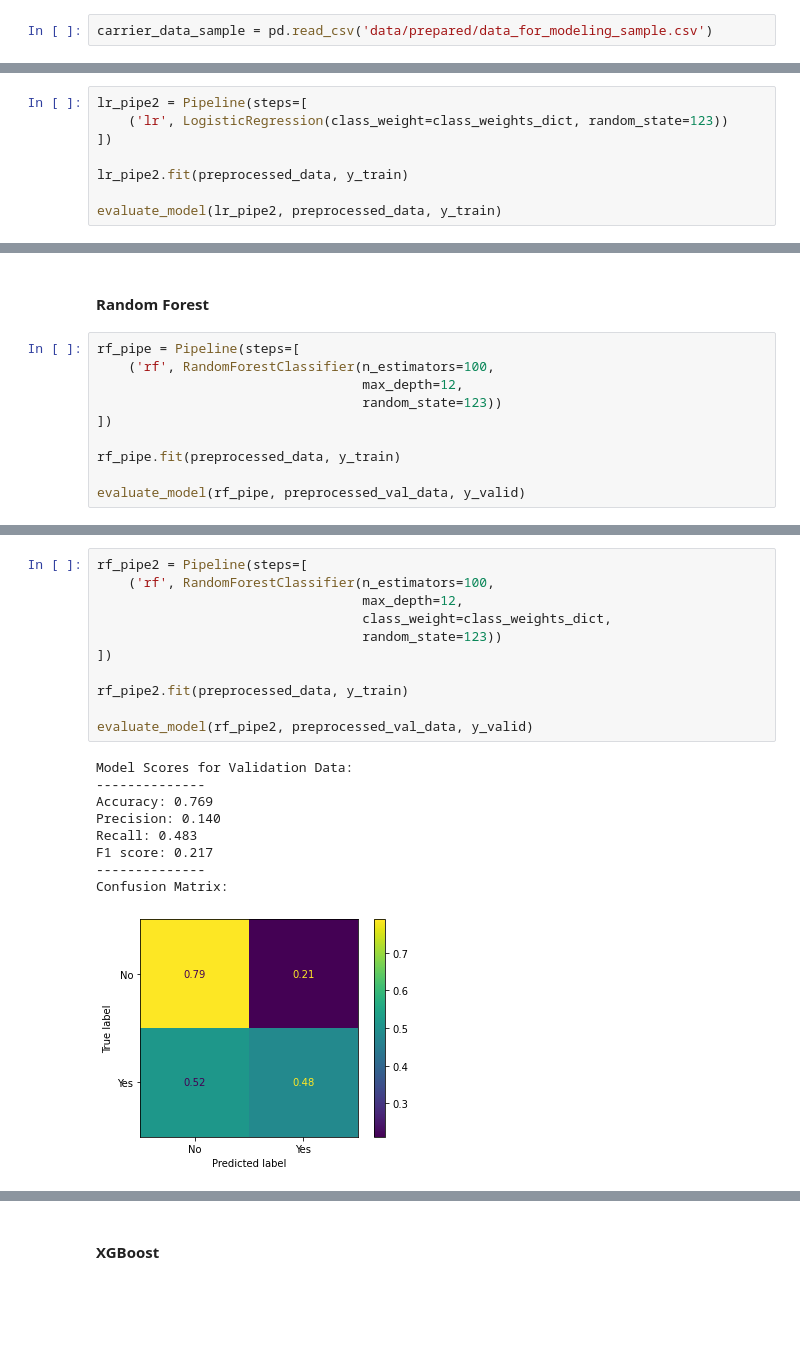
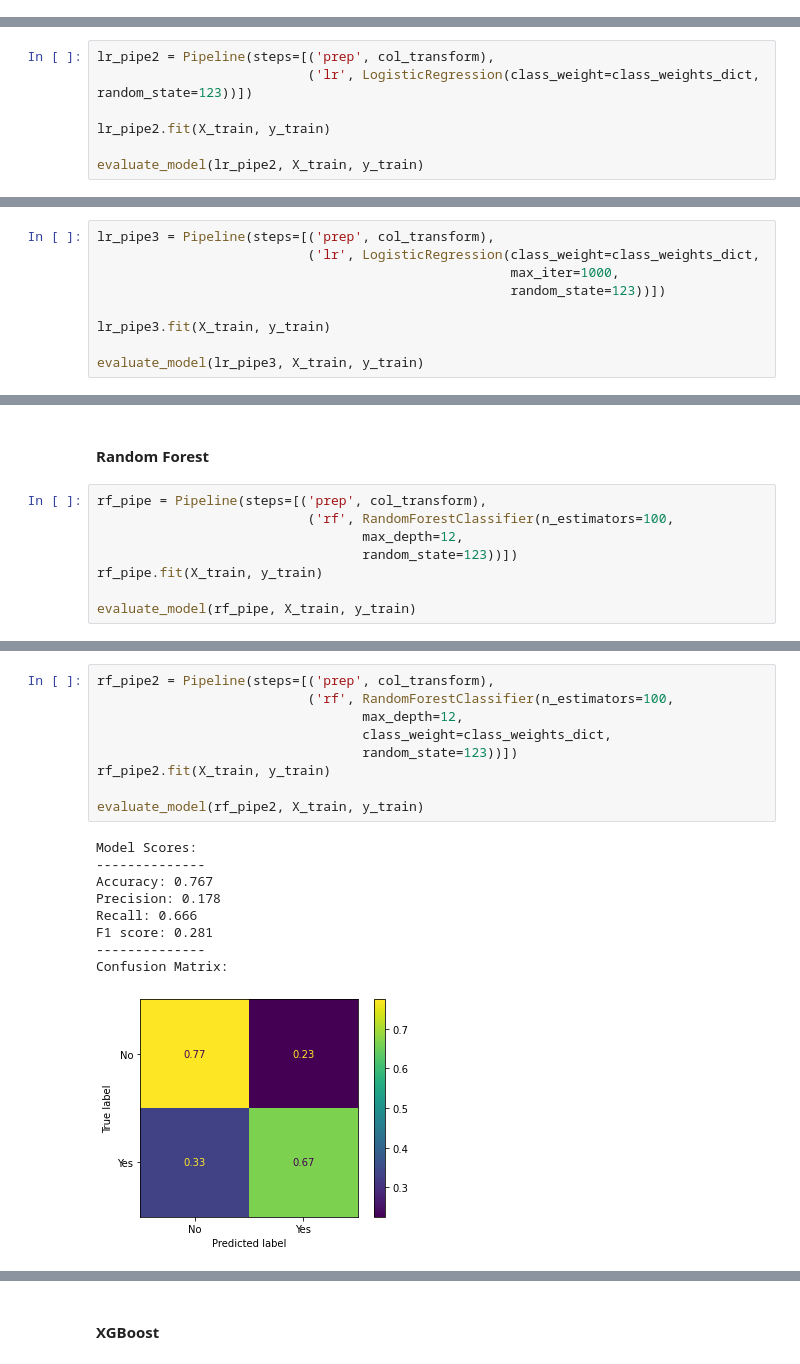
Before and after one commit to robertharrow/detecting-severe-flight-delays, a Jupyter notebook: 2. Modeling.ipynb, the cells around one changed output, grey strips where cells are left out. Cells and saved outputs as stored; diff of their text form; blank space fills up the shorter version.

```diff
--- a/2. Modeling.ipynb
+++ b/2. Modeling.ipynb
@@ -118,4 +118,2 @@ Name: target, dtype: int64
 carrier_data_sample = carrier_data.sample(frac=0.05, axis=0, random_state=123)
 carrier_data_sample.to_csv('data/prepared/data_for_modeling_sample.csv', index=False)
-# %%
-carrier_data_sample = pd.read_csv('data/prepared/data_for_modeling_sample.csv')
@@ -363,11 +274,10 @@ Confusion Matrix:
 # %%
-lr_pipe2 = Pipeline(steps=[
-    ('lr', LogisticRegression(class_weight=class_weights_dict, random_state=123))
-])
+lr_pipe2 = Pipeline(steps=[('prep', col_transform),
+                           ('lr', LogisticRegression(class_weight=class_weights_dict, random_state=123))])
 
-lr_pipe2.fit(preprocessed_data, y_train)
+lr_pipe2.fit(X_train, y_train)
 
-evaluate_model(lr_pipe2, preprocessed_data, y_train)
+evaluate_model(lr_pipe2, X_train, y_train)
 # %% [output]
 STOP: TOTAL NO. of ITERATIONS REACHED LIMIT.
 
@@ -387,0 +311,9 @@ Confusion Matrix:
+# %%
+lr_pipe3 = Pipeline(steps=[('prep', col_transform),
+                           ('lr', LogisticRegression(class_weight=class_weights_dict,
+                                                     max_iter=1000,
+                                                     random_state=123))])
+
+lr_pipe3.fit(X_train, y_train)
+
+evaluate_model(lr_pipe3, X_train, y_train)
@@ -388,13 +343,11 @@ Confusion Matrix:
 # %% [markdown]
 #### Random Forest
 # %%
-rf_pipe = Pipeline(steps=[
-    ('rf', RandomForestClassifier(n_estimators=100,
+rf_pipe = Pipeline(steps=[('prep', col_transform),
+                           ('rf', RandomForestClassifier(n_estimators=100,
                                   max_depth=12,
-                                  random_state=123))
-])
+                                  random_state=123))])
+rf_pipe.fit(X_train, y_train)
 
-rf_pipe.fit(preprocessed_data, y_train)
-
-evaluate_model(rf_pipe, preprocessed_val_data, y_valid)
+evaluate_model(rf_pipe, X_train, y_train)
 # %% [output]
@@ -410,21 +378,19 @@ Confusion Matrix:
 # %%
-rf_pipe2 = Pipeline(steps=[
-    ('rf', RandomForestClassifier(n_estimators=100,
+rf_pipe2 = Pipeline(steps=[('prep', col_transform),
+                           ('rf', RandomForestClassifier(n_estimators=100,
                                   max_depth=12,
                                   class_weight=class_weights_dict,
-                                  random_state=123))
-])
+                                  random_state=123))])
+rf_pipe2.fit(X_train, y_train)
 
-rf_pipe2.fit(preprocessed_data, y_train)
-
-evaluate_model(rf_pipe2, preprocessed_val_data, y_valid)
+evaluate_model(rf_pipe2, X_train, y_train)
 # %% [output]
-Model Scores for Validation Data:
+Model Scores:
 --------------
-Accuracy: 0.769
-Precision: 0.140
-Recall: 0.483
-F1 score: 0.217
+Accuracy: 0.767
+Precision: 0.178
+Recall: 0.666
+F1 score: 0.281
 --------------
 Confusion Matrix:
-[figure, old version]
+[figure, new version]
```
Also changed, not shown: parts of 103 cells of this notebook, 3 other files.
